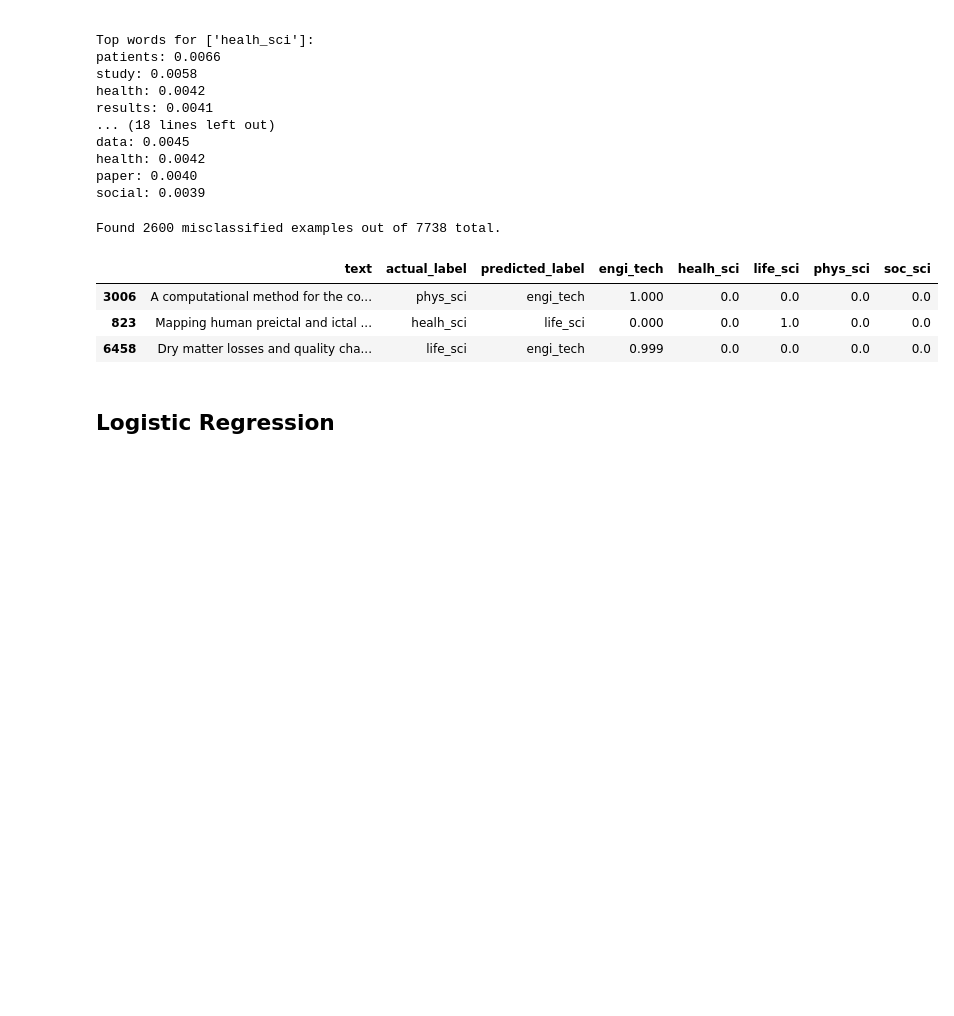
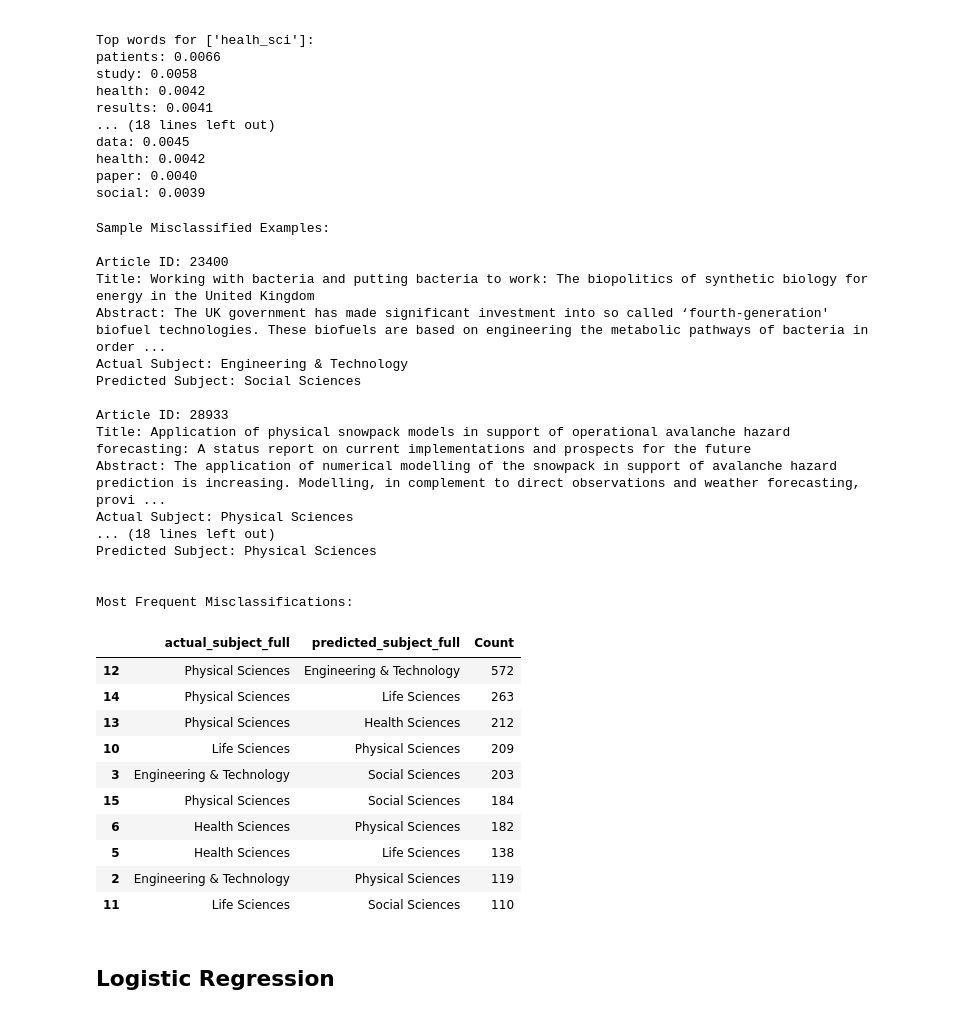
Before and after one commit to cicilymathew/NLP, a Jupyter notebook: Assignments/Assignment #2/assignment_2.ipynb, the cells around one changed output. Cells and saved outputs as stored; diff of their text form; code cells hidden in the pictures; blank space fills up the shorter version.

Commit message:
Added caseys misclass and metric summaries

```diff
--- a/Assignments/Assignment #2/assignment_2.ipynb
+++ b/Assignments/Assignment #2/assignment_2.ipynb
@@ -50,8 +56,8 @@ label_map = dict(zip(le.classes_, le.transform(le.classes_)))
 # %%
 subject_name_map = {
     "phys_sci": "Physical Sciences",
+    "healh_sci": "Health Sciences",
     "engi_tech": "Engineering & Technology",
-    "health_sci": "Health Sciences",
     "life_sci": "Life Sciences",
     "soc_sci": "Social Sciences"
 }
@@ -68,19 +74,6 @@ def light_clean_text(text):
     return text.strip()
 
 def heavy_clean_text(text_series, spacy_pipeline, n_proc=2, batch_size=1000):
-    """
-    Applies heavier cleaning (lemmatization, stopword & punctuation removal) for models like
-    Logistic Regression or SVM.
-
-    Args:
-        text_series (pd.Series): A Series of text strings
-        spacy_pipeline: A loaded spaCy language model (e.g., spacy.load("en_core_web_sm"))
-        n_proc (int): Parallel processing count
-        batch_size (int): Batch size for spaCy pipe
-
-    Returns:
-        pd.Series: Cleaned and normalized text
-    """
     cleaned_docs = []
 
     for doc in spacy_pipeline.pipe(text_series, disable=["ner"], n_process=n_proc, batch_size=batch_size):
@@ -308,20 +294,44 @@ health: 0.0042
 paper: 0.0040
 social: 0.0039
 # %%
-results_df, misclassified_df = get_misclassifications_with_probas(
+misclassified_df, misclass_summary = analyze_model_misclassifications(
     model= nb,
     X_test= X_light_test,
     y_test= y_light_test,
-    text_series= X_light_test_text,
-    label_encoder=le,
-    sample_n= 3
+    y_pred= y_pred_mnb,
+    original_data= data,
+    label_encoder= le,
+    sample_n= 5
 )
 # %% [output]
-Found 2600 misclassified examples out of 7738 total.
+Sample Misclassified Examples:
+
+Article ID: 23400
+Title: Working with bacteria and putting bacteria to work: The biopolitics of synthetic biology for energy in the United Kingdom
+Abstract: The UK government has made significant investment into so called ‘fourth-generation' biofuel technologies. These biofuels are based on engineering the metabolic pathways of bacteria in order ...
+Actual Subject: Engineering & Technology
+Predicted Subject: Social Sciences
+
+Article ID: 28933
+Title: Application of physical snowpack models in support of operational avalanche hazard forecasting: A status report on current implementations and prospects for the future
+Abstract: The application of numerical modelling of the snowpack in support of avalanche hazard prediction is increasing. Modelling, in complement to direct observations and weather forecasting, provi ...
+Actual Subject: Physical Sciences
+... (18 lines left out)
+Predicted Subject: Physical Sciences
+
+
+Most Frequent Misclassifications:
-|  | text | actual_label | predicted_label | engi_tech | healh_sci | life_sci | phys_sci | soc_sci |
-| 3006 | A computational method for the co... | phys_sci | engi_tech | 1.000 | 0.0 | 0.0 | 0.0 | 0.0 |
-| 823 | Mapping human preictal and ictal ... | healh_sci | life_sci | 0.000 | 0.0 | 1.0 | 0.0 | 0.0 |
-| 6458 | Dry matter losses and quality cha... | life_sci | engi_tech | 0.999 | 0.0 | 0.0 | 0.0 | 0.0 |
+|  | actual_subject_full | predicted_subject_full | Count |
+| 12 | Physical Sciences | Engineering & Technology | 572 |
+| 14 | Physical Sciences | Life Sciences | 263 |
+| 13 | Physical Sciences | Health Sciences | 212 |
+| 10 | Life Sciences | Physical Sciences | 209 |
+| 3 | Engineering & Technology | Social Sciences | 203 |
+| 15 | Physical Sciences | Social Sciences | 184 |
+| 6 | Health Sciences | Physical Sciences | 182 |
+| 5 | Health Sciences | Life Sciences | 138 |
+| 2 | Engineering & Technology | Physical Sciences | 119 |
+| 11 | Life Sciences | Social Sciences | 110 |
 # %% [markdown]
 ## Logistic Regression
 # %%
```
Also changed, not shown: parts of 21 cells of this notebook.
